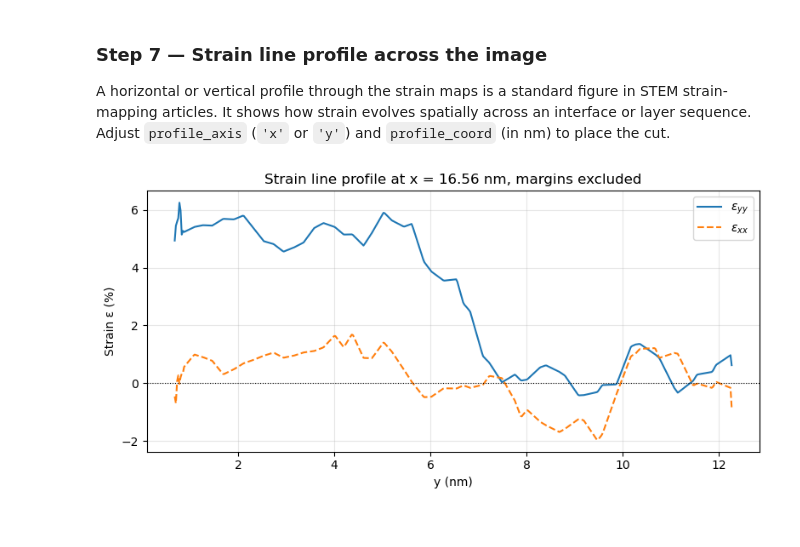
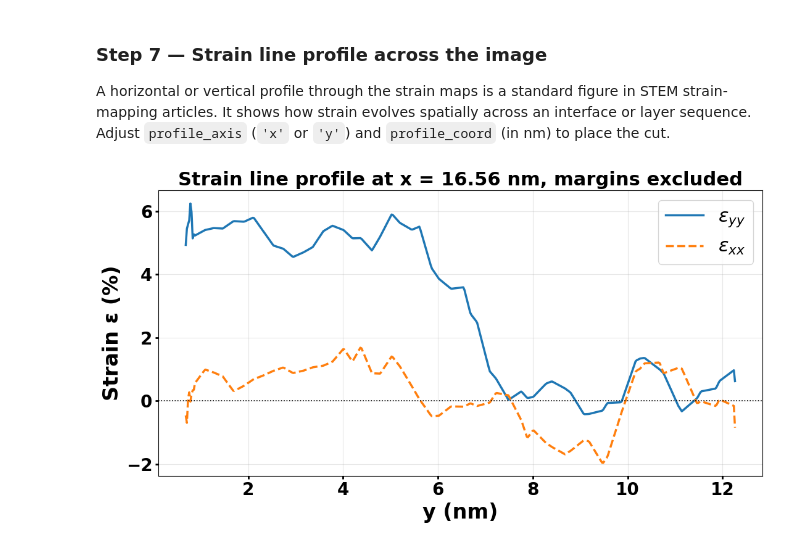
Before and after one commit to Cosmin7225/python-workflow-for-polarization-and-strain-mapping, a Jupyter notebook: Strain_map_python_routine.ipynb, the cells around one changed output. Drawn from its saved outputs; the diff is of its cells as text; code cells hidden in the pictures.

Commit message:
Add files via upload
Strain maps from atomic resolution STEM images

```diff
--- a/Strain_map_python_routine.ipynb
+++ b/Strain_map_python_routine.ipynb
@@ -27,11 +177,5 @@ s.axes_manager[1].units = units
 # %% [markdown]
 Create a copy of the image data and convert to float if necessary
-# %%
-
-img = s.data
-if img.dtype != np.float32 and img.dtype != np.float64:
-    img = img.astype(np.float32)
-h, w = img.shape
 # %% [markdown]
 Determine the positions of the atoms in the image using atomap, based on the separation of the atoms in the image
 # %%
@@ -1463,35 +1588,42 @@ Adjust `profile_axis` (`'x'` or `'y'`) and `profile_coord` (in nm) to place the
 # %%
 # ── METHOD 2 | Step 7: Strain line profile inside valid rectangle ─────────
 profile_axis  = 'x'       # 'x' for a vertical cut, 'y' for a horizontal cut
 profile_coord = 0.5 * (VALID_X_MIN + VALID_X_MAX) * sampling   # nm, centre of valid rectangle
 
 if profile_axis == 'x':
     col_idx = int((profile_coord / sampling - VALID_X_MIN) / grid_step)
     col_idx = np.clip(col_idx, 0, eyy.shape[1] - 1)
     coord_nm = yi * sampling
     prof_eyy = eyy[:, col_idx]
     prof_exx = exx[:, col_idx]
     xlabel = 'y (nm)'
     cut_label = f'x = {profile_coord:.2f} nm'
 else:
     row_idx = int((profile_coord / sampling - VALID_Y_MIN) / grid_step)
     row_idx = np.clip(row_idx, 0, eyy.shape[0] - 1)
     coord_nm = xi * sampling
     prof_eyy = eyy[row_idx, :]
     prof_exx = exx[row_idx, :]
     xlabel = 'x (nm)'
     cut_label = f'y = {profile_coord:.2f} nm'
 
-fig, ax = plt.subplots(figsize=(8, 4))
-ax.plot(coord_nm, prof_eyy * 100, label=r'$\varepsilon_{yy}$')
-ax.plot(coord_nm, prof_exx * 100, label=r'$\varepsilon_{xx}$', linestyle='--')
-ax.axhline(0, color='k', linewidth=0.8, linestyle=':')
-ax.set_xlabel(xlabel)
-ax.set_ylabel('Strain ε (%)')
-ax.set_title(f'Strain line profile at {cut_label}, margins excluded')
-ax.legend()
+fig, ax = plt.subplots(figsize=(11, 6))
+ax.plot(coord_nm, prof_eyy * 100, label=r'$\varepsilon_{yy}$', linewidth=2.5)
+ax.plot(coord_nm, prof_exx * 100, label=r'$\varepsilon_{xx}$', linestyle='--', linewidth=2.5)
+ax.axhline(0, color='k', linewidth=1.2, linestyle=':')
+ax.set_xlabel(xlabel, fontsize=24, fontweight='bold')
+ax.set_ylabel('Strain ε (%)', fontsize=24, fontweight='bold')
+ax.set_title(f'Strain line profile at {cut_label}, margins excluded',
+             fontsize=22, fontweight='bold')
+ax.tick_params(labelsize=20, width=2)
+for lbl in ax.get_xticklabels() + ax.get_yticklabels():
+    lbl.set_fontweight('bold')
+leg = ax.legend(fontsize=22)
+for txt in leg.get_texts():
+    txt.set_fontweight('bold')
 ax.grid(True, alpha=0.3)
 plt.tight_layout()
+plt.savefig(r'D:\Articol ultramicroscopy\GPA Raluca\line_profile.tiff', dpi=300, bbox_inches='tight')
 plt.show()
 # %% [output]
-[figure, old version]
+[figure, new version]
```
Also changed, not shown: parts of 13 cells of this notebook.
